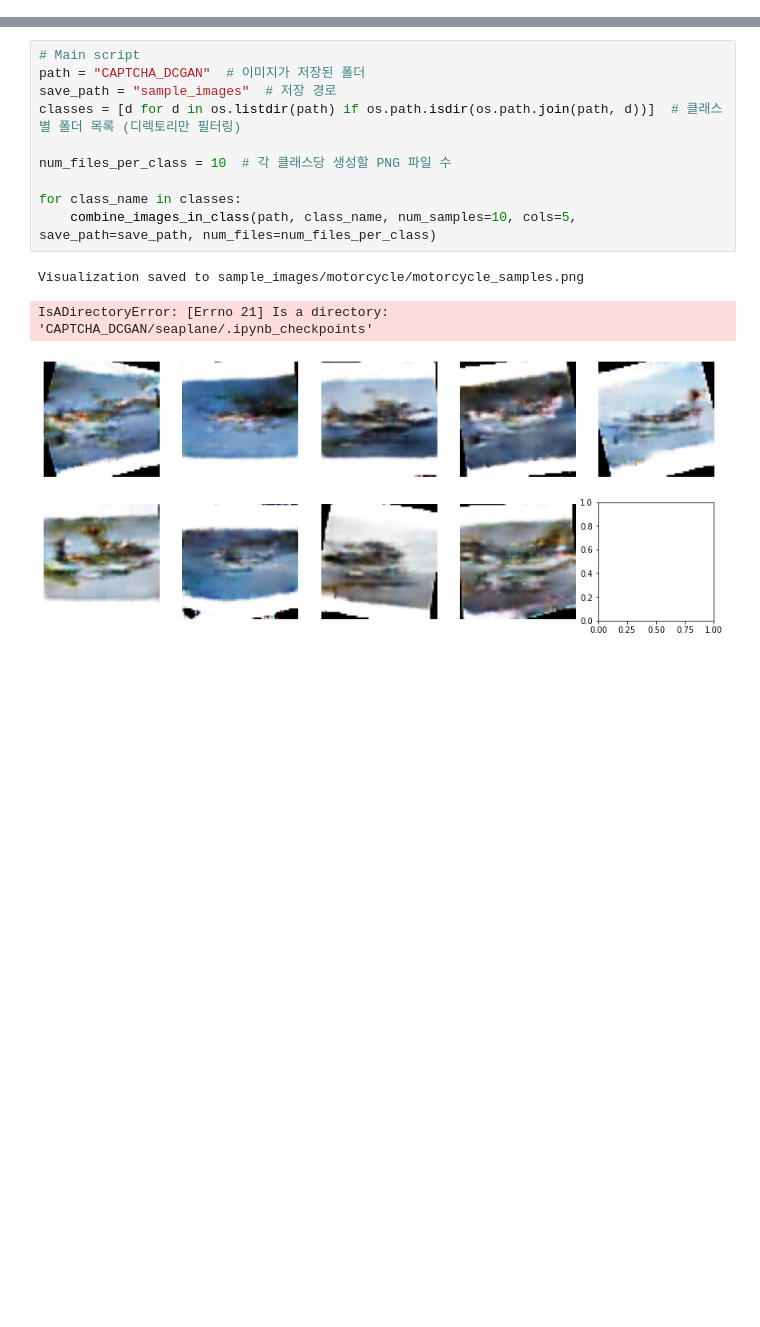
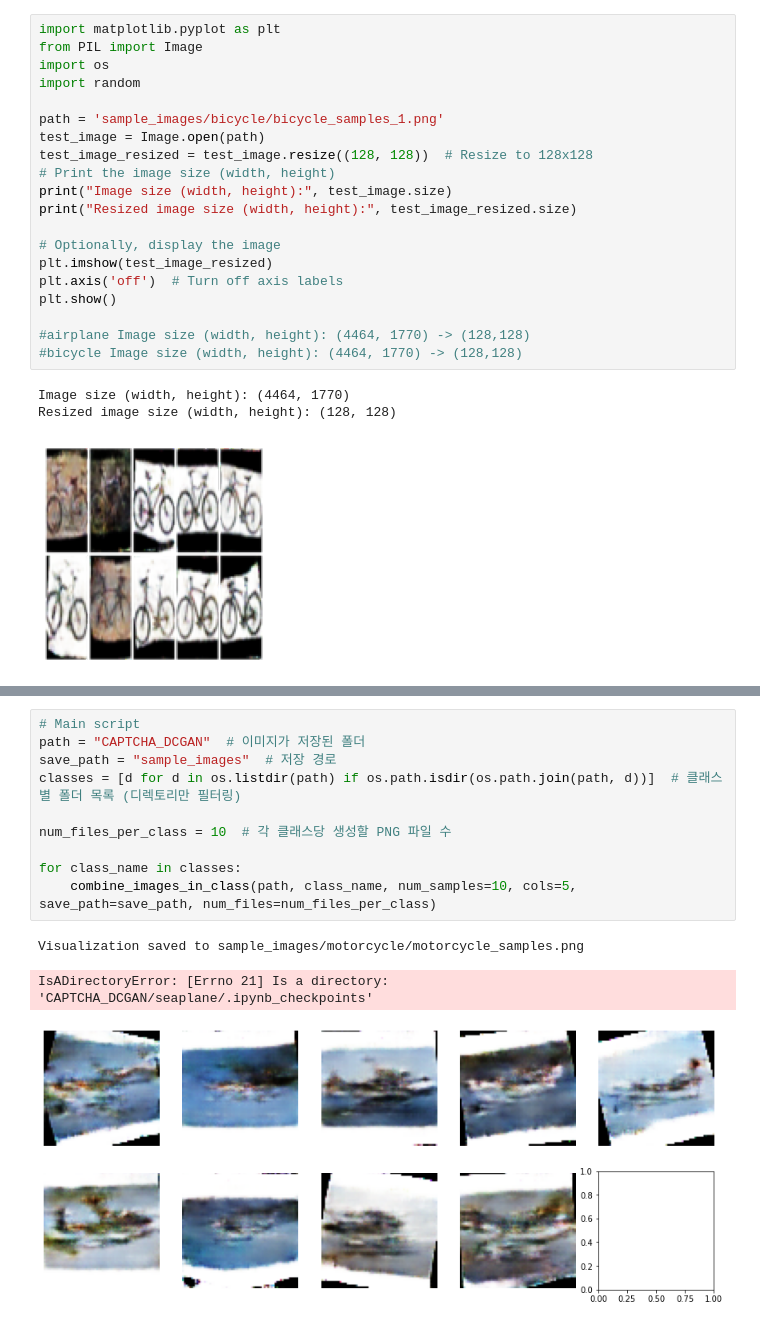
Before and after one commit to djftk/captcha_vG, a Jupyter notebook: Make_imgSet.ipynb, the cells around one changed output, grey strips where cells are left out. Saved outputs shown, nothing was run; the diff lists cells and outputs as text; blank space fills up the shorter version.

Commit message:
4494x1770 resized 128x128

```diff
--- a/Make_imgSet.ipynb
+++ b/Make_imgSet.ipynb
@@ -1 +1,25 @@
+# %%
+import matplotlib.pyplot as plt
+from PIL import Image
+import os
+import random
+
+path = 'sample_images/bicycle/bicycle_samples_1.png'
+test_image = Image.open(path)
+test_image_resized = test_image.resize((128, 128))  # Resize to 128x128
+# Print the image size (width, height)
+print("Image size (width, height):", test_image.size)
+print("Resized image size (width, height):", test_image_resized.size)
+
+# Optionally, display the image
+plt.imshow(test_image_resized)
+plt.axis('off')  # Turn off axis labels
+plt.show()
+
+#airplane Image size (width, height): (4464, 1770) -> (128,128)
+#bicycle Image size (width, height): (4464, 1770) -> (128,128)
+# %% [output]
+Image size (width, height): (4464, 1770)
+Resized image size (width, height): (128, 128)
+[figure, added]
 # %%
```
Also changed, not shown: parts of 1 cell of this notebook.
